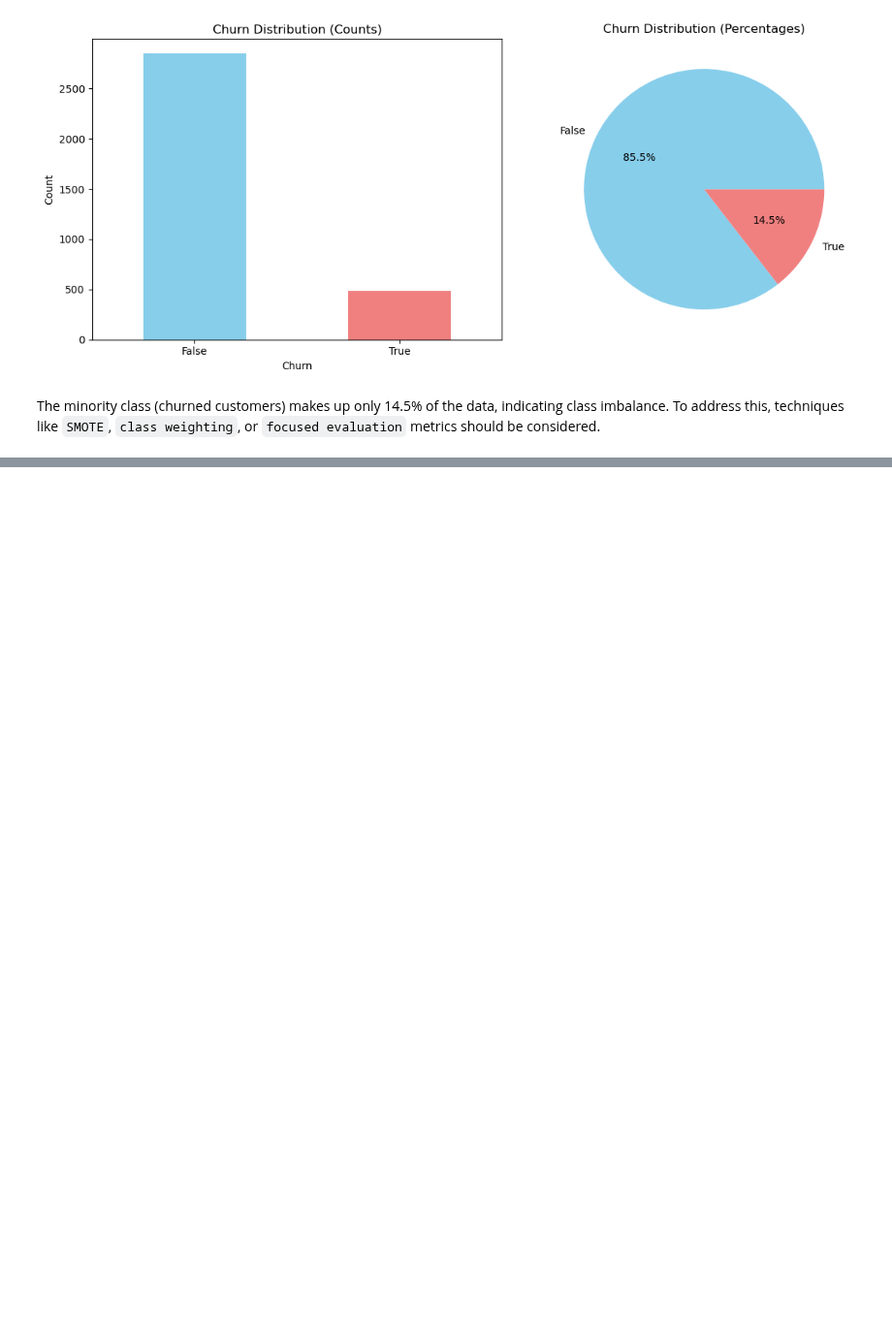
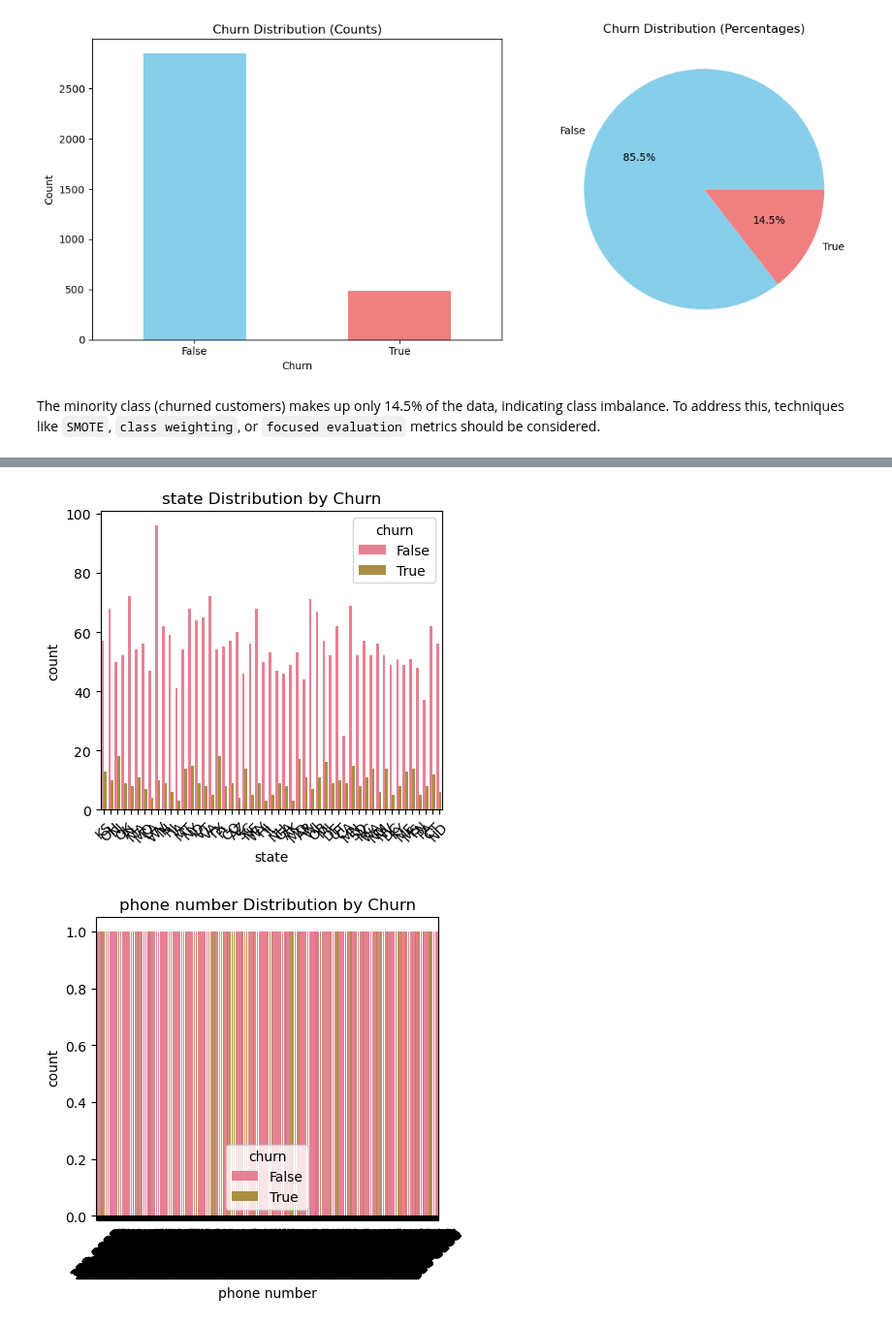
Before and after one commit to Tdoggie/phase-3-project, a Jupyter notebook: index.ipynb, the cells around one changed output, grey strips where cells are left out. Shown at 97% size. Cells and saved outputs as stored; diff of their text form; code cells hidden in the pictures; blank space fills up the shorter version.

```diff
--- a/index.ipynb
+++ b/index.ipynb
@@ -183,0 +274,16 @@ The minority class (churned customers) makes up only 14.5% of the data, indicati
+# %%
+# Categorical features analysis
+for feature in categorical_features[:4]:  # Analyze first 4 categorical features
+    # Visualization
+    plt.figure(figsize=(10, 4))
+
+    # Count plot
+    plt.subplot(1, 2, 1)
+    sns.countplot(data=df, x=feature, hue=target_col)
+    plt.title(f'{feature} Distribution by Churn')
+    plt.xticks(rotation=45)
+
+    plt.show()
+# %% [output]
+[figure, added]
+[figure, added]
```
Also changed, not shown: parts of 13 cells of this notebook.
